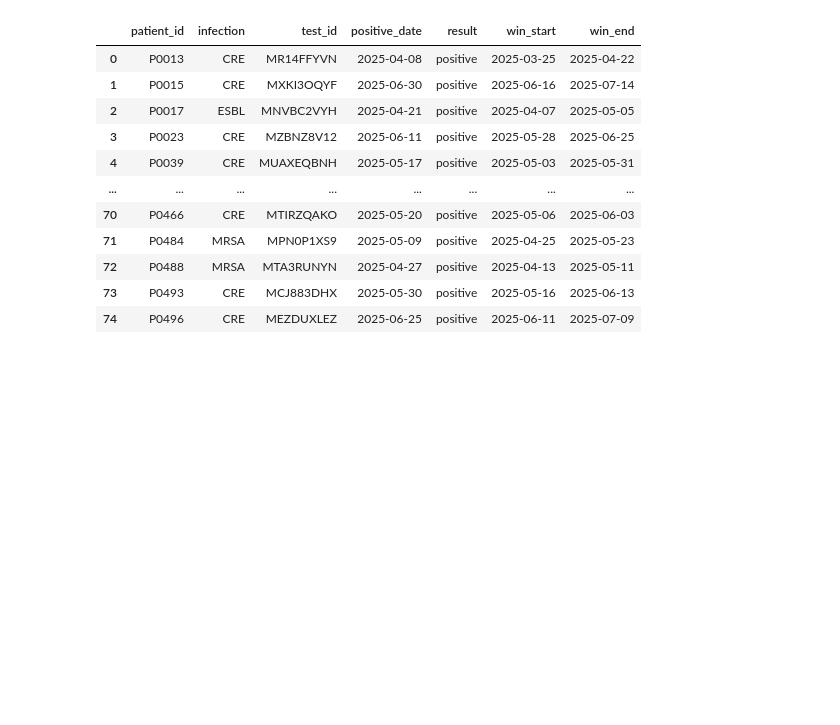
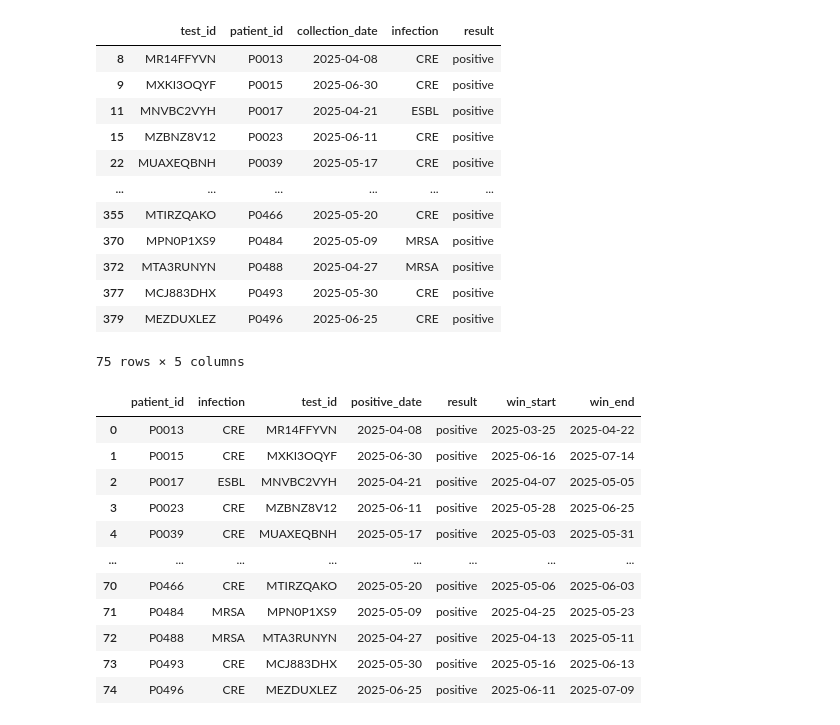
Before and after one commit to golfsap/infection-cluster-detection, a Jupyter notebook: clusters.ipynb, the cells around one changed output. Cells and saved outputs as stored; diff of their text form; code cells hidden in the pictures; blank space fills up the shorter version.

```diff
--- a/clusters.ipynb
+++ b/clusters.ipynb
@@ -23,6 +23,21 @@ def _read_csv(transfers_path: str, microbiology_path: str) -> Tuple[pd.DataFrame
     return tf, mc
 # %%
 tf, mc = _read_csv("sample_data/transfers.csv", "sample_data/microbiology.csv")
+mc[mc['result'] == 'positive']
+# %% [output]
+|  | test_id | patient_id | collection_date | infection | result |
+| 8 | MR14FFYVN | P0013 | 2025-04-08 | CRE | positive |
+| 9 | MXKI3OQYF | P0015 | 2025-06-30 | CRE | positive |
+| 11 | MNVBC2VYH | P0017 | 2025-04-21 | ESBL | positive |
+| 15 | MZBNZ8V12 | P0023 | 2025-06-11 | CRE | positive |
+| 22 | MUAXEQBNH | P0039 | 2025-05-17 | CRE | positive |
+| ... | ... | ... | ... | ... | ... |
+| 355 | MTIRZQAKO | P0466 | 2025-05-20 | CRE | positive |
+| 370 | MPN0P1XS9 | P0484 | 2025-05-09 | MRSA | positive |
+| 372 | MTA3RUNYN | P0488 | 2025-04-27 | MRSA | positive |
+| 377 | MCJ883DHX | P0493 | 2025-05-30 | CRE | positive |
+| 379 | MEZDUXLEZ | P0496 | 2025-06-25 | CRE | positive |
+75 rows × 5 columns
 # %%
 def _compute_positive_index(mc: pd.DataFrame) -> pd.DataFrame:
     # Finds first positive date per (patient_id, infection)
```
Also changed, not shown: parts of 5 cells of this notebook, 4 other files.
